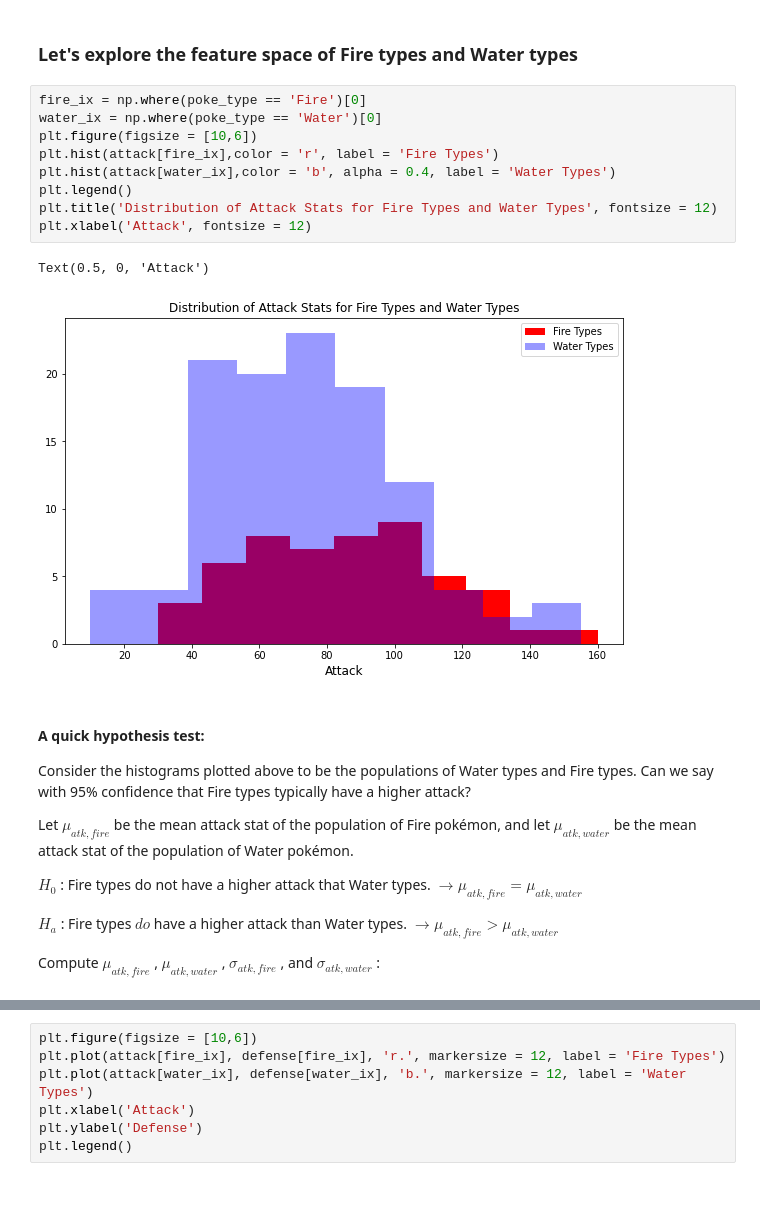
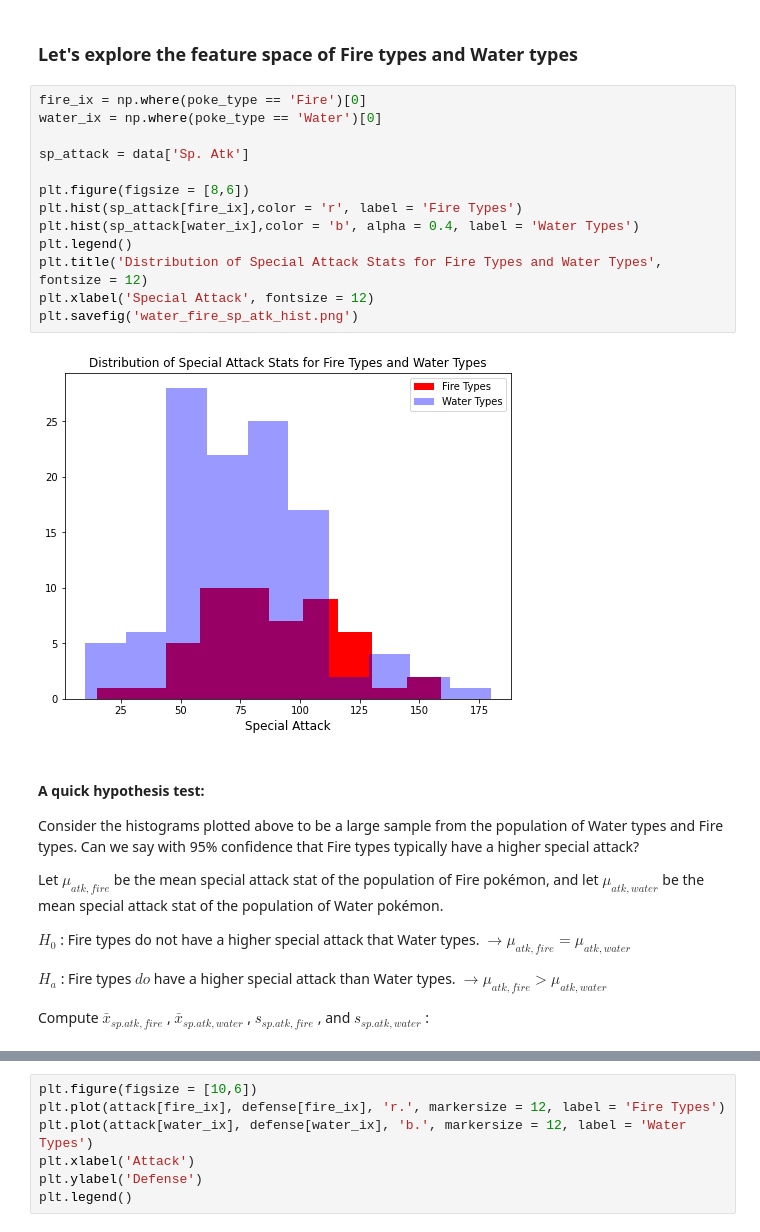
Before and after one commit to wbroem/Math560_Project, a Jupyter notebook: Explore_data.ipynb, the cells around one changed output, grey strips where cells are left out. Drawn from its saved outputs; the diff is of its cells as text; blank space fills up the shorter version.

Commit message:
computed CIs and started hypothesis test

```diff
--- a/Explore_data.ipynb
+++ b/Explore_data.ipynb
@@ -46,26 +48,29 @@ plt.savefig('atk_vs_def_vs_speed.png')
 # %%
 fire_ix = np.where(poke_type == 'Fire')[0]
 water_ix = np.where(poke_type == 'Water')[0]
-plt.figure(figsize = [10,6])
-plt.hist(attack[fire_ix],color = 'r', label = 'Fire Types')
-plt.hist(attack[water_ix],color = 'b', alpha = 0.4, label = 'Water Types')
+
+sp_attack = data['Sp. Atk']
+
+plt.figure(figsize = [8,6])
+plt.hist(sp_attack[fire_ix],color = 'r', label = 'Fire Types')
+plt.hist(sp_attack[water_ix],color = 'b', alpha = 0.4, label = 'Water Types')
 plt.legend()
-plt.title('Distribution of Attack Stats for Fire Types and Water Types', fontsize = 12)
-plt.xlabel('Attack', fontsize = 12)
+plt.title('Distribution of Special Attack Stats for Fire Types and Water Types', fontsize = 12)
+plt.xlabel('Special Attack', fontsize = 12)
+plt.savefig('water_fire_sp_atk_hist.png')
 # %% [output]
-Text(0.5, 0, 'Attack')
-[figure, old version]
+[figure, new version]
 # %% [markdown]
 #### A quick hypothesis test:
-Consider the histograms plotted above to be the populations of Water types and Fire types. Can we say with 95% confidence that Fire types typically have a higher attack?
+Consider the histograms plotted above to be a large sample from the population of Water types and Fire types. Can we say with 95% confidence that Fire types typically have a higher special attack?
 
-Let $\mu_{atk,fire} $ be the mean attack stat of the population of Fire pokémon, and let $\mu_{atk,water}$ be the mean attack stat of the population of Water pokémon.
+Let $\mu_{atk,fire} $ be the mean special attack stat of the population of Fire pokémon, and let $\mu_{atk,water}$ be the mean special attack stat of the population of Water pokémon.
 
-$H_{0}$ : Fire types do not have a higher attack that Water types. $\rightarrow \mu_{atk,fire} = \mu_{atk,water}$
+$H_{0}$ : Fire types do not have a higher special attack that Water types. $\rightarrow \mu_{atk,fire} = \mu_{atk,water}$
 
-$H_{a}$ : Fire types $\textit{do}$ have a higher attack than Water types. $\rightarrow \mu_{atk,fire} > \mu_{atk,water}$
+$H_{a}$ : Fire types $\textit{do}$ have a higher special attack than Water types. $\rightarrow \mu_{atk,fire} > \mu_{atk,water}$
 
-Compute $\mu_{atk,fire}$ , $\mu_{atk,water}$ , $\sigma_{atk,fire}$ , and  $\sigma_{atk,water}$ :
+Compute $\bar{x}_{sp.atk,fire}$ , $\bar{x}_{sp.atk,water}$ , $s_{sp.atk,fire}$ , and  $s_{sp.atk,water}$ :
 # %%
 def compute_stats(element, stat):
     '''
```
Also changed, not shown: parts of 11 cells of this notebook.
